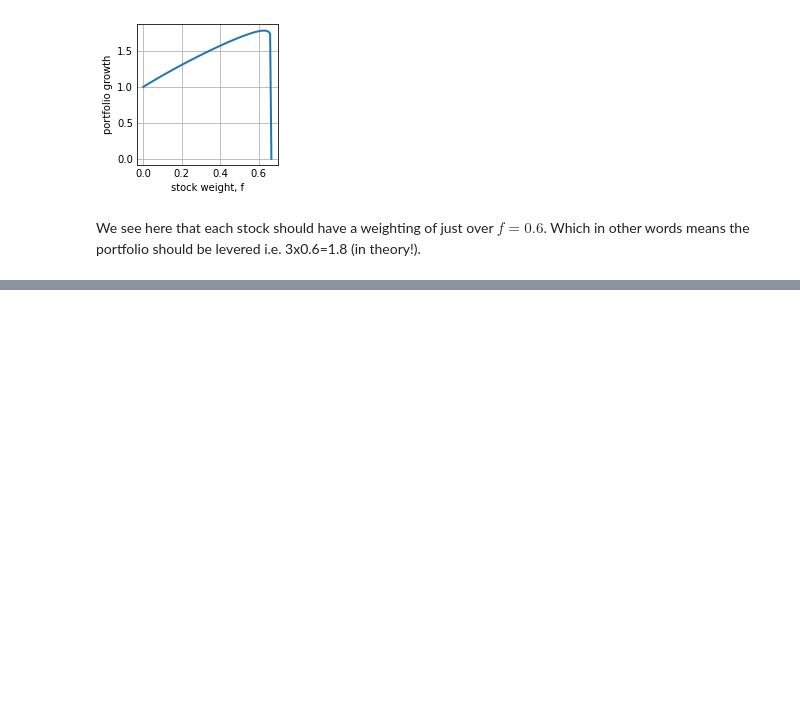
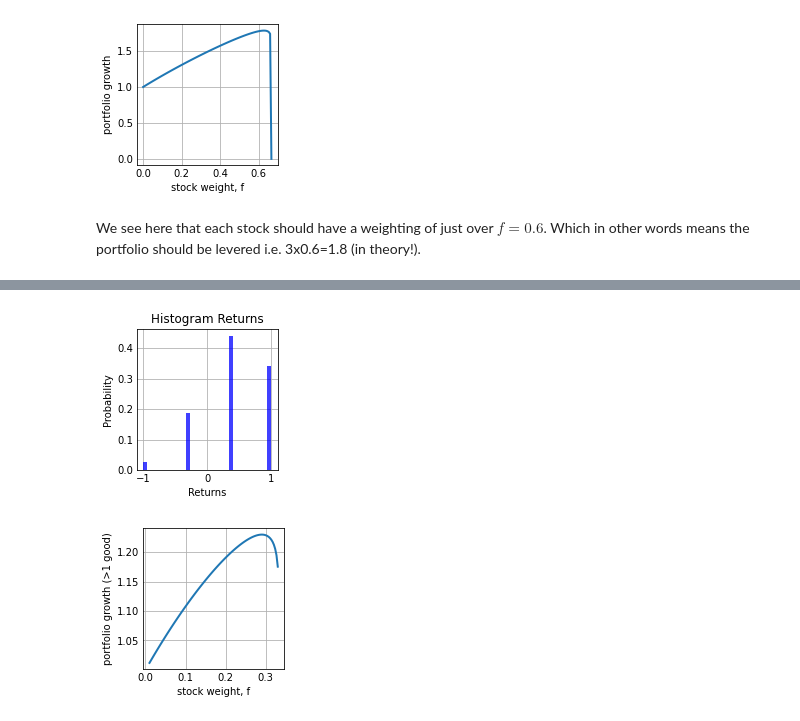
Before and after one commit to mtlr05/Pfoolio, a Jupyter notebook: Pfoolio notebook.ipynb, the cells around one changed output, grey strips where cells are left out. Saved outputs shown, nothing was run; the diff lists cells and outputs as text; code cells hidden in the pictures; blank space fills up the shorter version.

```diff
--- a/Pfoolio notebook.ipynb
+++ b/Pfoolio notebook.ipynb
@@ -115,0 +212,11 @@ We see here that each stock should have a weighting of just over $f=0.6$. Which
+# %%
+n=3 #the number of stocks in the portfolio
+p = 0.7 #probability of the base case
+b = 1 #upside gaint
+a = 1 #downside loss
+fmax = 0.33
+
+gvis(n,fmax,b,a,p)
+# %% [output]
+[figure, added]
+[figure, added]
```
Also changed, not shown: parts of 12 cells of this notebook.
